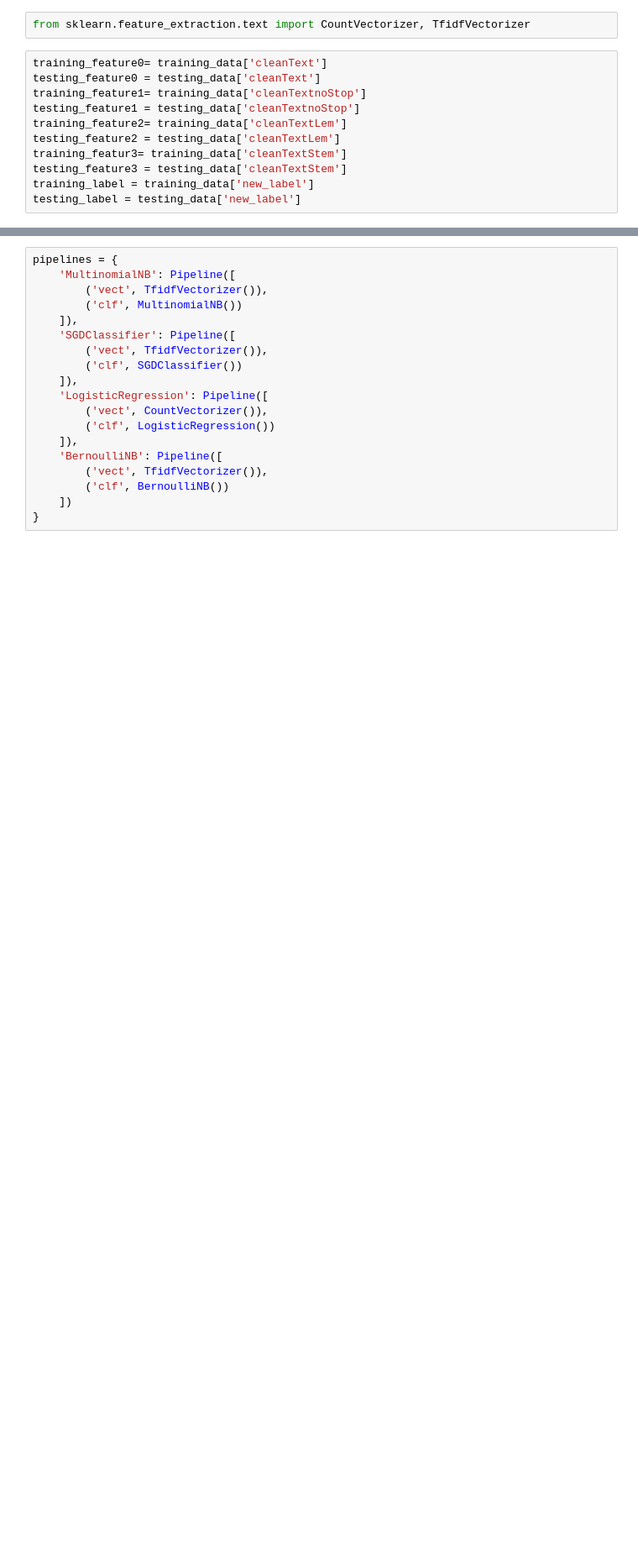
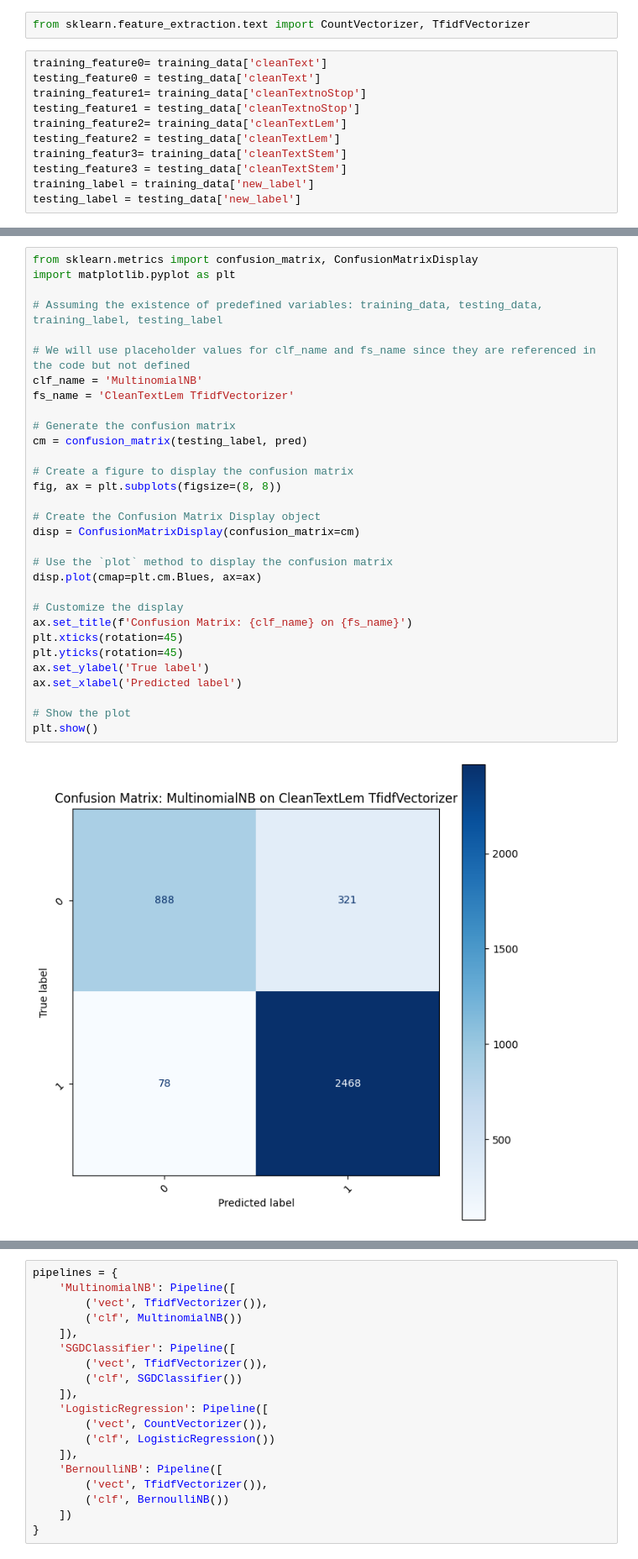
Before and after one commit to JTidbury2/FalseTweetClassifier, a Jupyter notebook: Source_code.ipynb, the cells around one changed output, grey strips where cells are left out. Shown at 84% size. Drawn from its saved outputs; the diff is of its cells as text; blank space fills up the shorter version.

```diff
--- a/Source_code.ipynb
+++ b/Source_code.ipynb
@@ -1227,0 +1417,33 @@ print(top_10_results)
+# %%
+from sklearn.metrics import confusion_matrix, ConfusionMatrixDisplay
+import matplotlib.pyplot as plt
+
+# Assuming the existence of predefined variables: training_data, testing_data, training_label, testing_label
+
+# We will use placeholder values for clf_name and fs_name since they are referenced in the code but not defined
+clf_name = 'MultinomialNB'
+fs_name = 'CleanTextLem TfidfVectorizer'
+
+# Generate the confusion matrix
+cm = confusion_matrix(testing_label, pred)
+
+# Create a figure to display the confusion matrix
+fig, ax = plt.subplots(figsize=(8, 8))
+
+# Create the Confusion Matrix Display object
+disp = ConfusionMatrixDisplay(confusion_matrix=cm)
+
+# Use the `plot` method to display the confusion matrix
+disp.plot(cmap=plt.cm.Blues, ax=ax)
+
+# Customize the display
+ax.set_title(f'Confusion Matrix: {clf_name} on {fs_name}')
+plt.xticks(rotation=45)
+plt.yticks(rotation=45)
+ax.set_ylabel('True label')
+ax.set_xlabel('Predicted label')
+
+# Show the plot
+plt.show()
+# %% [output]
+[figure, added]
```
Also changed, not shown: parts of 73 cells of this notebook.
